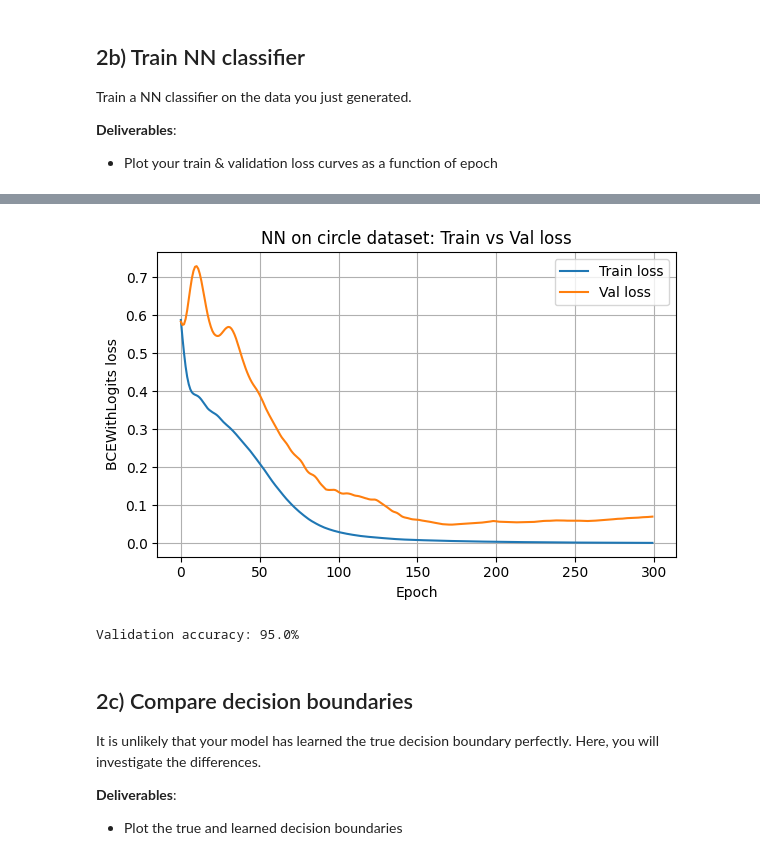
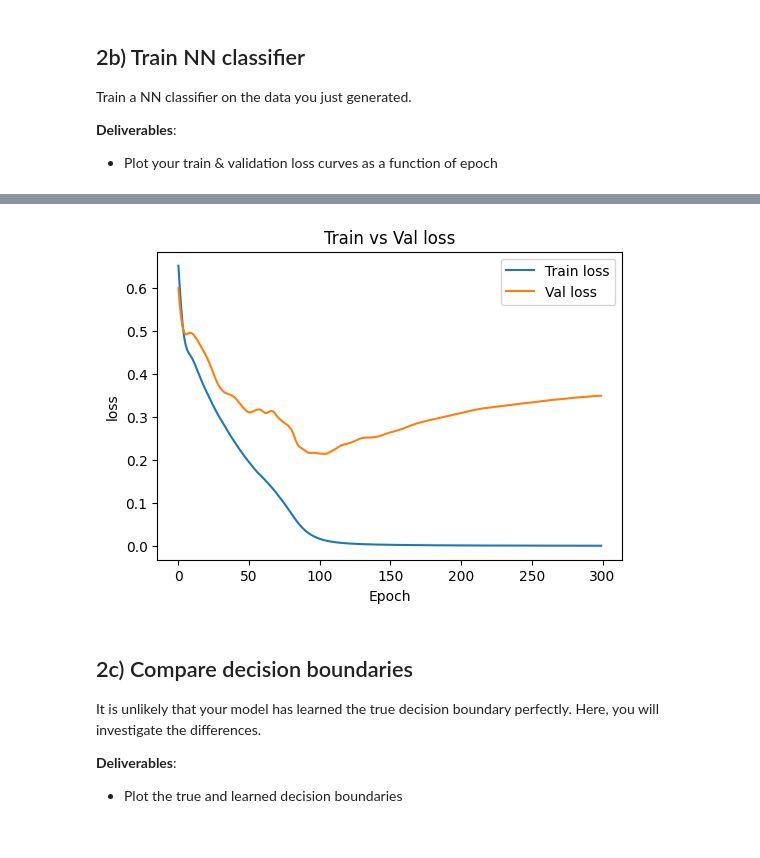
Before and after one commit to kmuenpra/EECE7268, a Jupyter notebook: EECE7398_HW1.ipynb, the cells around one changed output, grey strips where cells are left out. Drawn from its saved outputs; the diff is of its cells as text; code cells hidden in the pictures.

```diff
--- a/EECE7398_HW1.ipynb
+++ b/EECE7398_HW1.ipynb
@@ -720,20 +680,19 @@ Train a NN classifier on the data you just generated.
 **Deliverables**:
 - Plot your train & validation loss curves as a function of epoch
 # %%
-# 2b) Train a NN on the circle dataset and plot loss curves
 import numpy as np
 import torch
 import torch.nn as nn
 import matplotlib.pyplot as plt
 
-# ----- 1) Generate data (same rule as 2a) -----
-def make_circle_data(n=100, r=3.0, box=5.0, seed=0):
-    rng = np.random.default_rng(seed)
-    X = rng.uniform(-box, box, size=(n, 2))
-    y = (np.linalg.norm(X, axis=1) <= r).astype(np.float32)
-    return X.astype(np.float32), y
 
-X, y = make_circle_data(n=100, r=3.0)
+# Get training data and labels
+n_samples = 100
+radius = 3.0
+X = np.random.uniform(-5, 5, size=(n_samples, 2)).astype(np.float32)  # float32 inputs
+y = (np.linalg.norm(X, axis=1) <= radius).astype(np.float32)
+
+#-----------------------------------------
 
 # train/val split (80/20)
 idx = np.random.permutation(len(X))
@@ -743,31 +702,31 @@ X_train, y_train = X[train_idx], y[train_idx]
 X_val,   y_val   = X[val_idx],   y[val_idx]
 
 # to torch tensors
-device = torch.device("cuda" if torch.cuda.is_available() else "cpu")
-Xt = torch.from_numpy(X_train).to(device)
-yt = torch.from_numpy(y_train).unsqueeze(1).to(device)  # shape (N,1)
-Xv = torch.from_numpy(X_val).to(device)
-yv = torch.from_numpy(y_val).unsqueeze(1).to(device)
+my_pc = torch.device("cuda" if torch.cuda.is_available() else "cpu")
+Xt = torch.from_numpy(X_train).to(my_pc)
+yt = torch.from_numpy(y_train).unsqueeze(1).to(my_pc)
+Xv = torch.from_numpy(X_val).to(my_pc)
+yv = torch.from_numpy(y_val).unsqueeze(1).to(my_pc)
 
-# ----- 2) Define a tiny NN: 2 -> 16 -> 16 -> 1 (logit) -----
-class MLP(nn.Module):
-    def __init__(self):
-        super().__init__()
-        self.net = nn.Sequential(
-            nn.Linear(2, 16), nn.ReLU(),
-            nn.Linear(16, 16), nn.ReLU(),
-            nn.Linear(16, 1)   # output logit
-        )
-    def forward(self, x): return self.net(x)
+#-----------------------------------------
+#DEFINE MODEL
+#  NN: 2 -> 16 -> 16 -> 1
 
-model = MLP().to(device)
 
-# ----- 3) Loss/opt -----
-criterion = nn.BCEWithLogitsLoss()        # for binary classification (expects logits)
+model = nn.Sequential(
+    nn.Linear(2, 16), nn.ReLU(),
+    nn.Linear(16, 16), nn.ReLU(),
+    nn.Linear(16, 1)
+).to(my_pc)
+
+
+criterion = nn.BCEWithLogitsLoss()    # for binary classification (expects logits)
 opt = torch.optim.Adam(model.parameters(), lr=1e-2)
+
+#--------------------------------
+#RUN 300 EPOCH FOR TRAINING AND VALIDATING
 EPOCHS = 300
 
-# ----- 4) Train loop with per-epoch train/val loss -----
 train_losses, val_losses = [], []
 for epoch in range(1, EPOCHS + 1):
     model.train()
@@ -785,23 +744,16 @@ for epoch in range(1, EPOCHS + 1):
     val_losses.append(val_loss.item())
 
     if epoch % 50 == 0:
-        print(f"Epoch {epoch:3d} | train {loss.item():.4f} | val {val_loss.item():.4f}")
+        print(f"Epoch {epoch} | train {loss.item()} | val {val_loss.item()}")
 
-# ----- 5) Plot loss curves -----
+
+
 plt.figure(figsize=(6,4))
 plt.plot(train_losses, label="Train loss")
 plt.plot(val_losses,   label="Val loss")
 plt.xlabel("Epoch")
-plt.ylabel("BCEWithLogits loss")
-plt.title("NN on circle dataset: Train vs Val loss")
-plt.grid(True)
+plt.ylabel("loss")
+plt.title("Train vs Val loss")
 plt.legend()
-plt.tight_layout()
 plt.show()
-
-# (Optional) quick val accuracy print
-with torch.no_grad():
-    preds = (torch.sigmoid(model(Xv)) > 0.5).float()
-    acc = (preds.eq(yv)).float().mean().item()
-print(f"Validation accuracy: {acc*100:.1f}%")
 # %% [output]
@@ -814,5 +766,4 @@ Epoch 300 | train 0.0014 | val 0.0705
-[figure, old version]
+[figure, new version]
-Validation accuracy: 95.0%
 # %% [markdown]
 ## 2c) Compare decision boundaries
 
```
Also changed, not shown: parts of 18 cells of this notebook.
